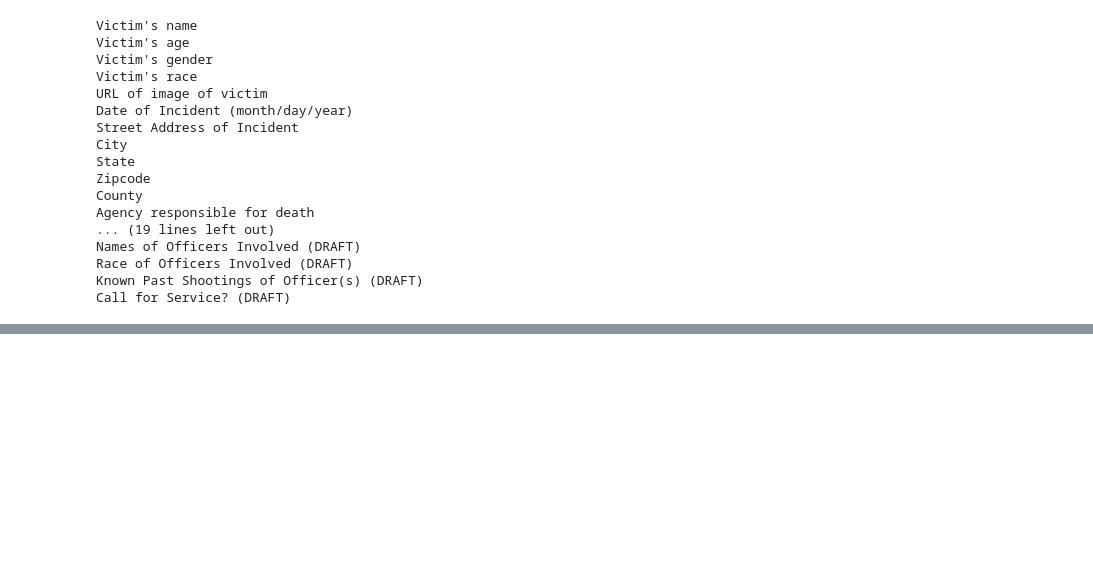
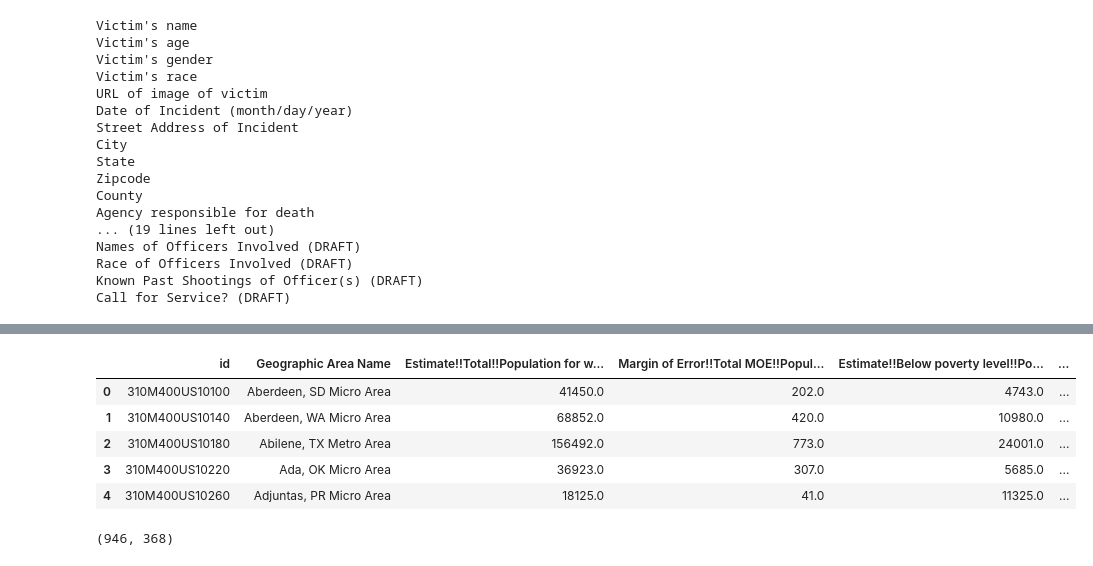
Before and after one commit to ikatechis/BigBlueData_Academy_Deaths_by_Police_EDA_project, a Jupyter notebook: cleaning/initial_exploration.ipynb, the cells around one changed output, grey strips where cells are left out. Saved outputs shown, nothing was run; the diff lists cells and outputs as text; code cells hidden in the pictures; blank space fills up the shorter version.

```diff
--- a/cleaning/initial_exploration.ipynb
+++ b/cleaning/initial_exploration.ipynb
@@ -73,0 +122,15 @@ df2['A brief description of the circumstances surrounding the death'][0]
+# %%
+dataset5 = '../data/Police Violence and Racial Equity - part 2 of 3/demographics/poverty_census_bureau.csv'
+df5 = pd.read_csv(dataset5)
+df5.head()
+# %% [output]
+|  | id | Geographic Area Name | Estimate!!Total!!Population for w... | Margin of Error!!Total MOE!!Popul... | Estimate!!Below poverty level!!Po... | ... |
+| 0 | 310M400US10100 | Aberdeen, SD Micro Area | 41450.0 | 202.0 | 4743.0 | ... |
+| 1 | 310M400US10140 | Aberdeen, WA Micro Area | 68852.0 | 420.0 | 10980.0 | ... |
+| 2 | 310M400US10180 | Abilene, TX Metro Area | 156492.0 | 773.0 | 24001.0 | ... |
+| 3 | 310M400US10220 | Ada, OK Micro Area | 36923.0 | 307.0 | 5685.0 | ... |
+| 4 | 310M400US10260 | Adjuntas, PR Micro Area | 18125.0 | 41.0 | 11325.0 | ... |
+# %%
+df5.shape
+# %% [output]
+(946, 368)
```
Also changed, not shown: parts of 7 cells of this notebook, 4 other files.
